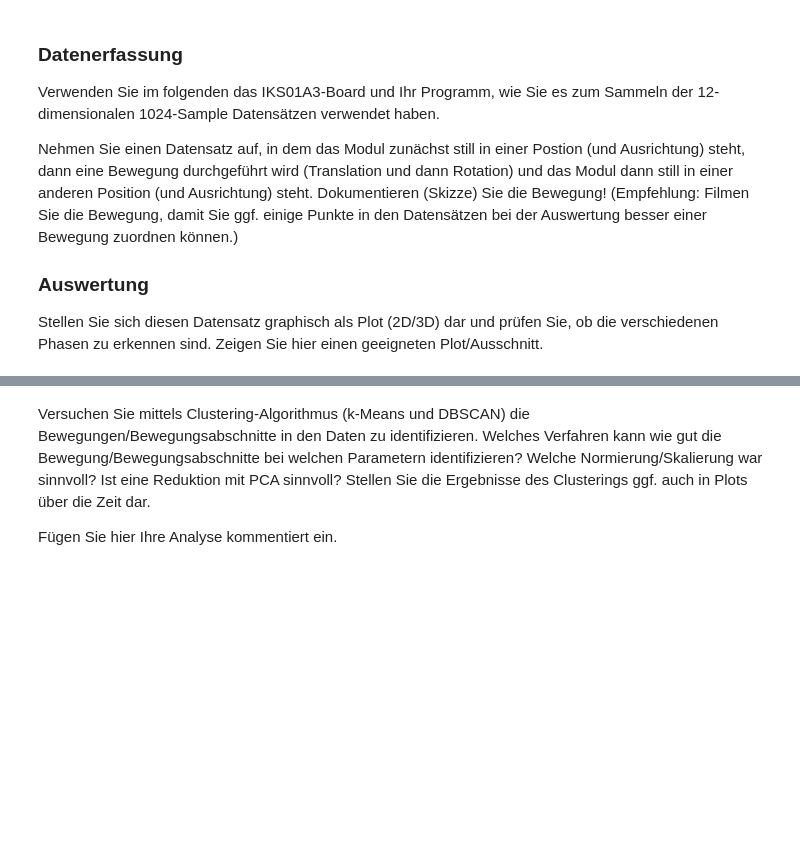
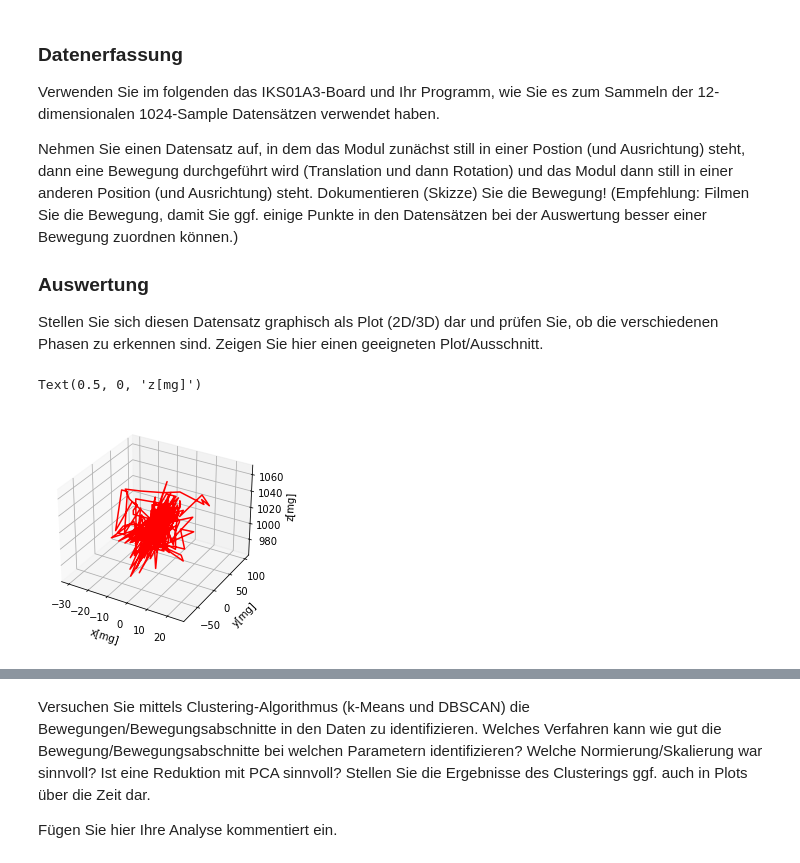
Before and after one commit to kanuphamm/ISS_Praktikum, a Jupyter notebook: Praktikum4/Praktikum4_v02tt-Copy1.ipynb, the cells around one changed output, grey strips where cells are left out. Cells and saved outputs as stored; diff of their text form; code cells hidden in the pictures; blank space fills up the shorter version.

```diff
--- a/Praktikum4/Praktikum4_v02tt-Copy1.ipynb
+++ b/Praktikum4/Praktikum4_v02tt-Copy1.ipynb
@@ -234,3 +234,47 @@ Nehmen Sie einen Datensatz auf, in dem das Modul zunächst still in einer Postio
 
 ### Auswertung
 Stellen Sie sich diesen Datensatz graphisch als Plot (2D/3D) dar und prüfen Sie, ob die verschiedenen Phasen zu erkennen sind. Zeigen Sie hier einen geeigneten Plot/Ausschnitt.
+# %%
+from mpl_toolkits import mplot3d
+import numpy as np
+import matplotlib.pyplot as plt
+import csv
+
+def convert_colKey( colKey ):
+    col = {}
+    for key, value in colKey.items():
+        keyAscii = key.encode('ascii', 'ignore' ).decode()
+        valueAscii = value.encode('ascii','ignore').decode()
+        col[ keyAscii ] = valueAscii
+    return col
+
+fig = plt.figure()
+ax = plt.axes(projection='3d')
+
+DSOa_x = []
+DSOa_y = []
+DSOa_z = []
+
+genData = open('DataSets/Datensatz3.csv', 'r')
+file = csv.DictReader(genData, delimiter=';')
+
+for column in file:
+    column = convert_colKey(column)
+    DSOa_x.append(column['DSOax'])
+    DSOa_y.append(column['DSOay'])
+    DSOa_z.append(column['DSOaz'])
+
+DSOa_x = np.array(DSOa_x, dtype = int)
+DSOa_y = np.array(DSOa_y, dtype = int)
+DSOa_z = np.array(DSOa_z, dtype = int)
+
+#Messpunkte plotten
+ax.plot3D(DSOa_x, DSOa_y, DSOa_z, 'red')
+
+#Achsen beschriften
+ax.set_xlabel('x[mg]')
+ax.set_ylabel('y[mg]')
+ax.set_zlabel('z[mg]')
+# %% [output]
+Text(0.5, 0, 'z[mg]')
+[figure, added]
```
Also changed, not shown: parts of 3 cells of this notebook, 4 other files.
